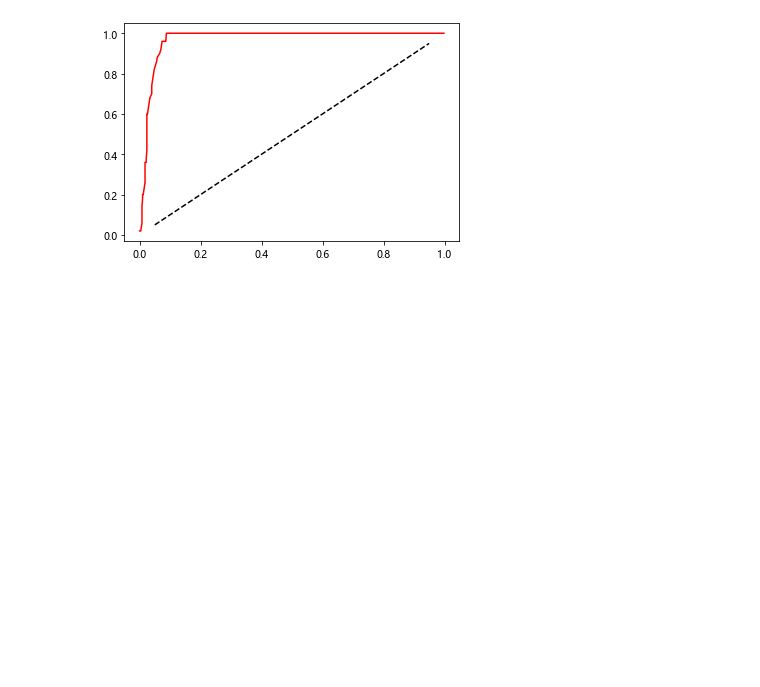
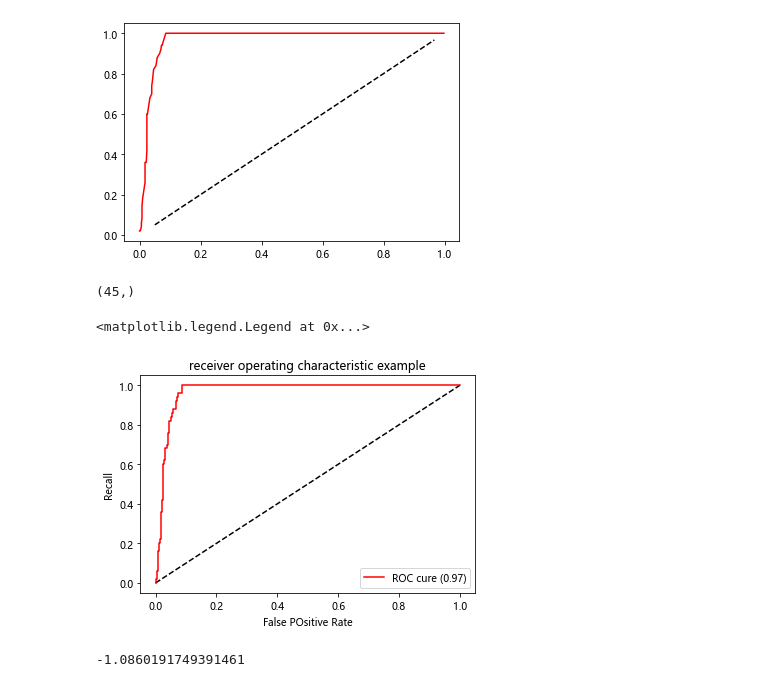
Before and after one commit to LiuTianyong/learn-ml, a Jupyter notebook: svm/样本不均衡.ipynb, the cells around one changed output. Drawn from its saved outputs; the diff is of its cells as text; code cells hidden in the pictures; blank space fills up the shorter version.

```diff
--- a/svm/样本不均衡.ipynb
+++ b/svm/样本不均衡.ipynb
@@ -253,0 +257,22 @@ plt.show()
+# %%
+# 假证率 召回率 阈值
+FPR, recall, thresholds = roc_curve(y,clf_proba.decision_function(X),pos_label=1)
+# %%
+thresholds.shape
+# %% [output]
+(45,)
+# %%
+area = roc_auc_score(y,clf_proba.decision_function(X))
+# %%
+plt.figure()
+plt.plot([0,1],[0,1],color='black',linestyle='--')
+plt.plot(FPR,recall,color='r',label='ROC cure (%0.2f)' % area)
+plt.xlim({-0.05,1.05})
+plt.ylim({-0.05,1.05})
+plt.xlabel('False POsitive Rate')
+plt.ylabel('Recall')
+plt.title('receiver operating characteristic example')
+plt.legend(loc='lower right')
+# %% [output]
+<matplotlib.legend.Legend at 0x...>
+[figure, added]
@@ -253,0 +281,4 @@ plt.show()
+# %%
+thresholds[maxindex] #我们可以在图像上来看看这个点在哪里
+# %% [output]
+-1.0860191749391461
```
Also changed, not shown: parts of 4 cells of this notebook, 2 other files.
